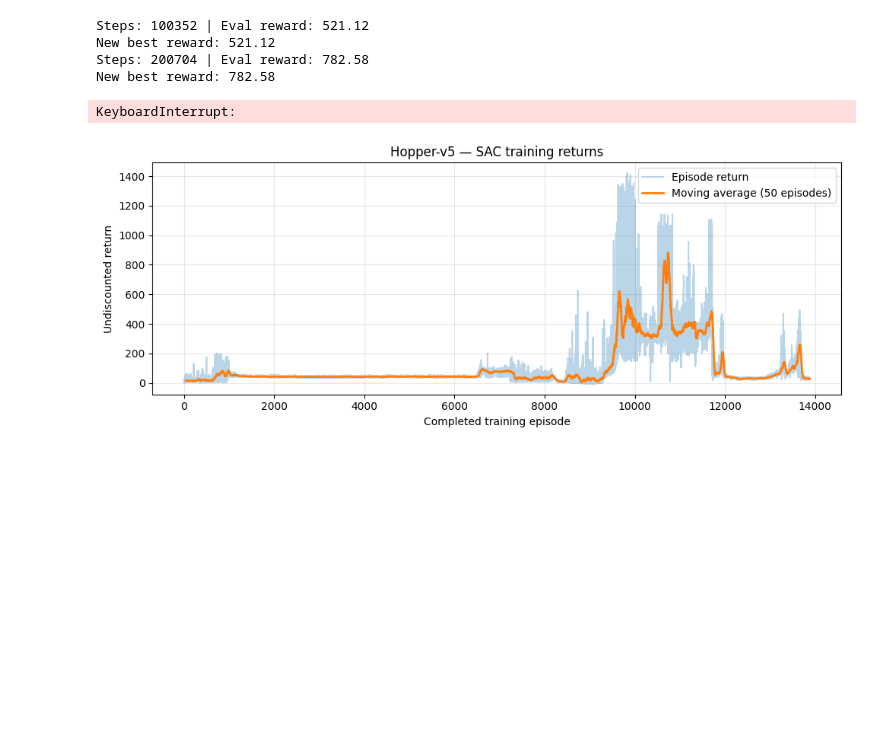
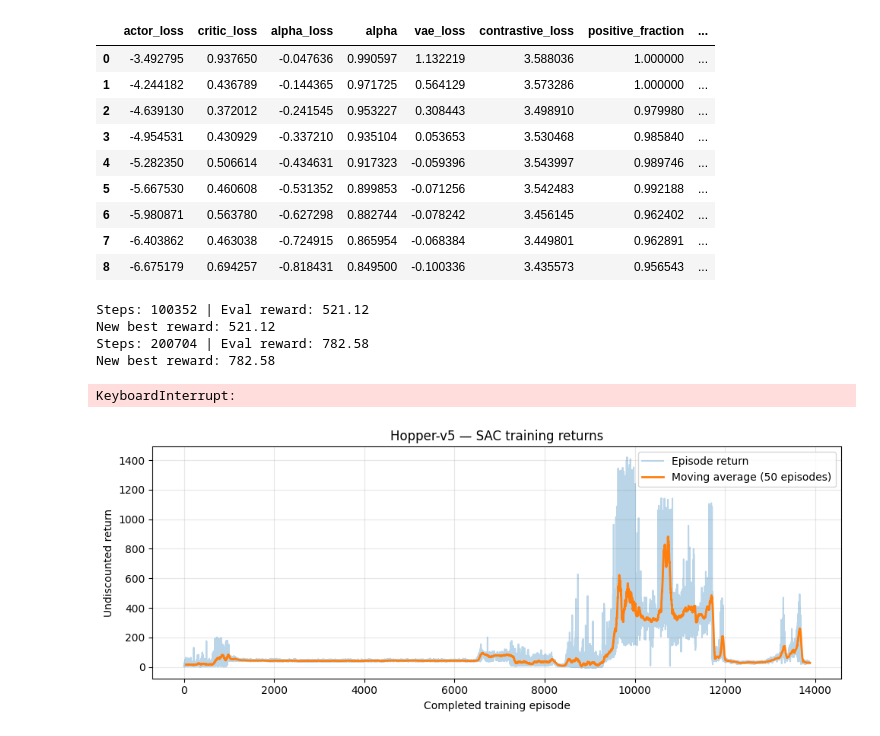
Before and after one commit to gcsarker/Latent-Dynamics-Geometries, a Jupyter notebook: simplified/ldr_code.ipynb, the cells around one changed output. Cells and saved outputs as stored; diff of their text form; code cells hidden in the pictures; blank space fills up the shorter version.

```diff
--- a/simplified/ldr_code.ipynb
+++ b/simplified/ldr_code.ipynb
@@ -1361,3 +1373,16 @@ agent = LDRAgent(env=train_env, config=config)
+# %%
+history_df
+# %% [output]
+|  | actor_loss | critic_loss | alpha_loss | alpha | vae_loss | contrastive_loss | positive_fraction | ... |
+| 0 | -3.492795 | 0.937650 | -0.047636 | 0.990597 | 1.132219 | 3.588036 | 1.000000 | ... |
+| 1 | -4.244182 | 0.436789 | -0.144365 | 0.971725 | 0.564129 | 3.573286 | 1.000000 | ... |
+| 2 | -4.639130 | 0.372012 | -0.241545 | 0.953227 | 0.308443 | 3.498910 | 0.979980 | ... |
+| 3 | -4.954531 | 0.430929 | -0.337210 | 0.935104 | 0.053653 | 3.530468 | 0.985840 | ... |
+| 4 | -5.282350 | 0.506614 | -0.434631 | 0.917323 | -0.059396 | 3.543997 | 0.989746 | ... |
+| 5 | -5.667530 | 0.460608 | -0.531352 | 0.899853 | -0.071256 | 3.542483 | 0.992188 | ... |
+| 6 | -5.980871 | 0.563780 | -0.627298 | 0.882744 | -0.078242 | 3.456145 | 0.962402 | ... |
+| 7 | -6.403862 | 0.463038 | -0.724915 | 0.865954 | -0.068384 | 3.449801 | 0.962891 | ... |
+| 8 | -6.675179 | 0.694257 | -0.818431 | 0.849500 | -0.100336 | 3.435573 | 0.956543 | ... |
 # %%
 # Main training
 
```
Also changed, not shown: parts of 5 cells of this notebook, 24 other files.
